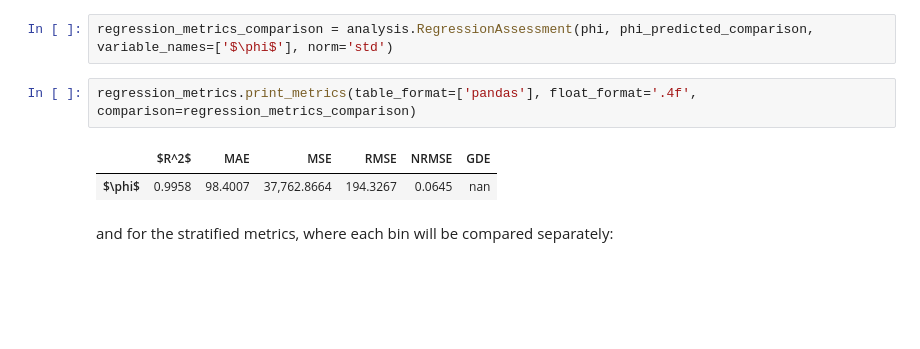
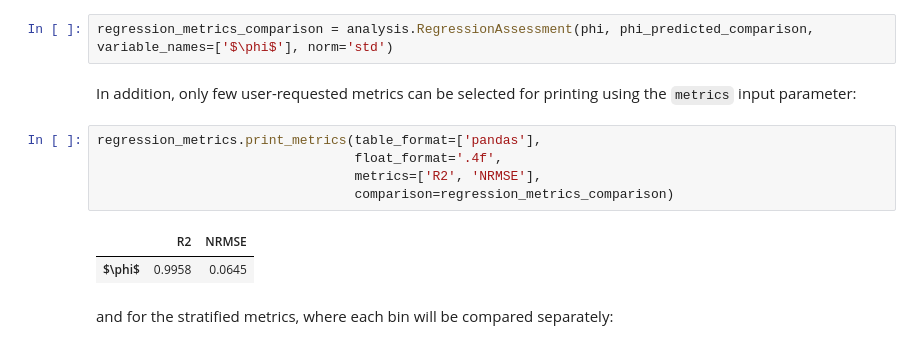
Before and after one commit to kamilazdybal/PCAfold, a Jupyter notebook: docs/tutorials/demo-regression.ipynb, the cells around one changed output. Cells and saved outputs as stored; diff of their text form; blank space fills up the shorter version.

```diff
--- a/docs/tutorials/demo-regression.ipynb
+++ b/docs/tutorials/demo-regression.ipynb
@@ -438,11 +443,16 @@ phi_predicted_comparison = model.predict(xy, bandwidth=bandwidth+2)
 Comparison can be done for the global metrics, where each variable will be compared separately:
 # %%
 regression_metrics_comparison = analysis.RegressionAssessment(phi, phi_predicted_comparison, variable_names=['$\phi$'], norm='std')
+# %% [markdown]
+In addition, only few user-requested metrics can be selected for printing using the `metrics` input parameter:
 # %%
-regression_metrics.print_metrics(table_format=['pandas'], float_format='.4f', comparison=regression_metrics_comparison)
+regression_metrics.print_metrics(table_format=['pandas'],
+                                 float_format='.4f',
+                                 metrics=['R2', 'NRMSE'],
+                                 comparison=regression_metrics_comparison)
 # %% [output]
-|  | $R^2$ | MAE | MSE | RMSE | NRMSE | GDE |
-| $\phi$ | 0.9958 | 98.4007 | 37,762.8664 | 194.3267 | 0.0645 | nan |
+|  | R2 | NRMSE |
+| $\phi$ | 0.9958 | 0.0645 |
 # %% [markdown]
 and for the stratified metrics, where each bin will be compared separately:
 # %%
```
Also changed, not shown: parts of 8 cells of this notebook, 3 other files.
